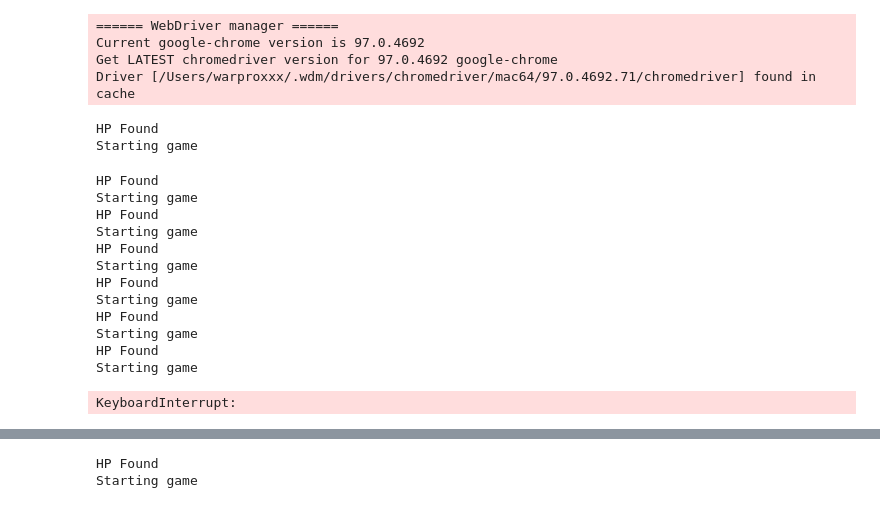
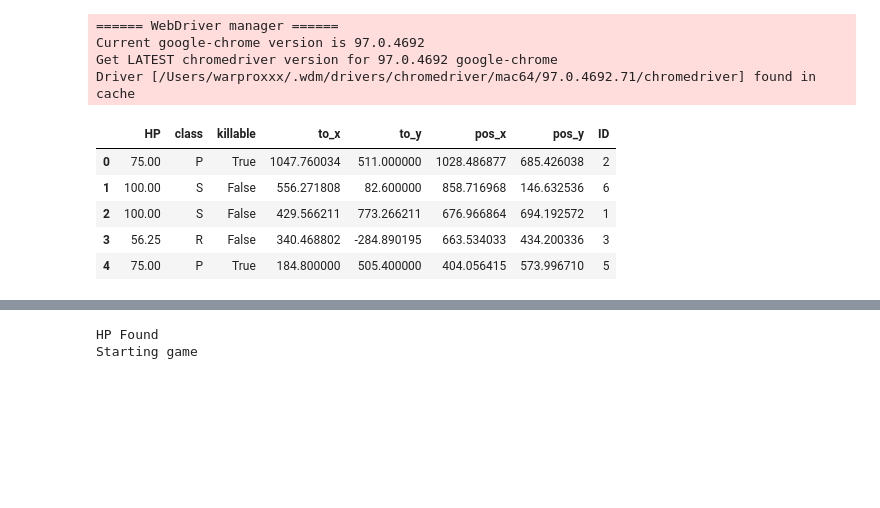
Before and after one commit to warproxxx/crypto-royale, a Jupyter notebook: Untitled.ipynb, the cells around one changed output, grey strips where cells are left out. Saved outputs shown, nothing was run; the diff lists cells and outputs as text; code cells hidden in the pictures; blank space fills up the shorter version.

```diff
--- a/Untitled.ipynb
+++ b/Untitled.ipynb
@@ -326,19 +337,0 @@ def perform_withdraw():
-# %%
-while True:
-    play_again()
-# %% [output]
-HP Found
-Starting game
-HP Found
-Starting game
-HP Found
-Starting game
-HP Found
-Starting game
-HP Found
-Starting game
-HP Found
-Starting game
-HP Found
-Starting game
-KeyboardInterrupt:
@@ -344,0 +340,9 @@ KeyboardInterrupt:
+# %%
+state_df[['HP', 'class', 'killable', 'to_x', 'to_y', 'pos_x', 'pos_y', 'ID']]
+# %% [output]
+|  | HP | class | killable | to_x | to_y | pos_x | pos_y | ID |
+| 0 | 75.00 | P | True | 1047.760034 | 511.000000 | 1028.486877 | 685.426038 | 2 |
+| 1 | 100.00 | S | False | 556.271808 | 82.600000 | 858.716968 | 146.632536 | 6 |
+| 2 | 100.00 | S | False | 429.566211 | 773.266211 | 676.966864 | 694.192572 | 1 |
+| 3 | 56.25 | R | False | 340.468802 | -284.890195 | 663.534033 | 434.200336 | 3 |
+| 4 | 75.00 | P | True | 184.800000 | 505.400000 | 404.056415 | 573.996710 | 5 |
```
Also changed, not shown: parts of 18 cells of this notebook.
